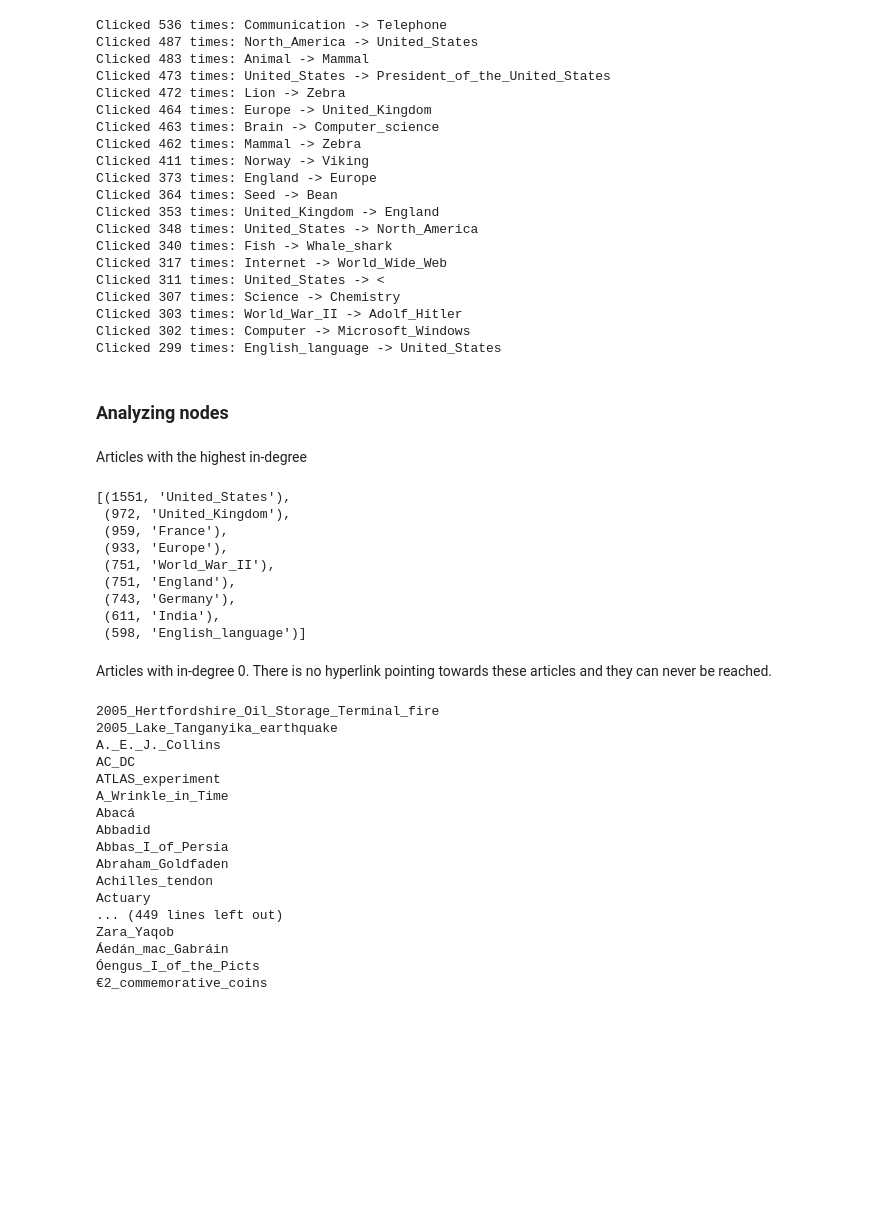
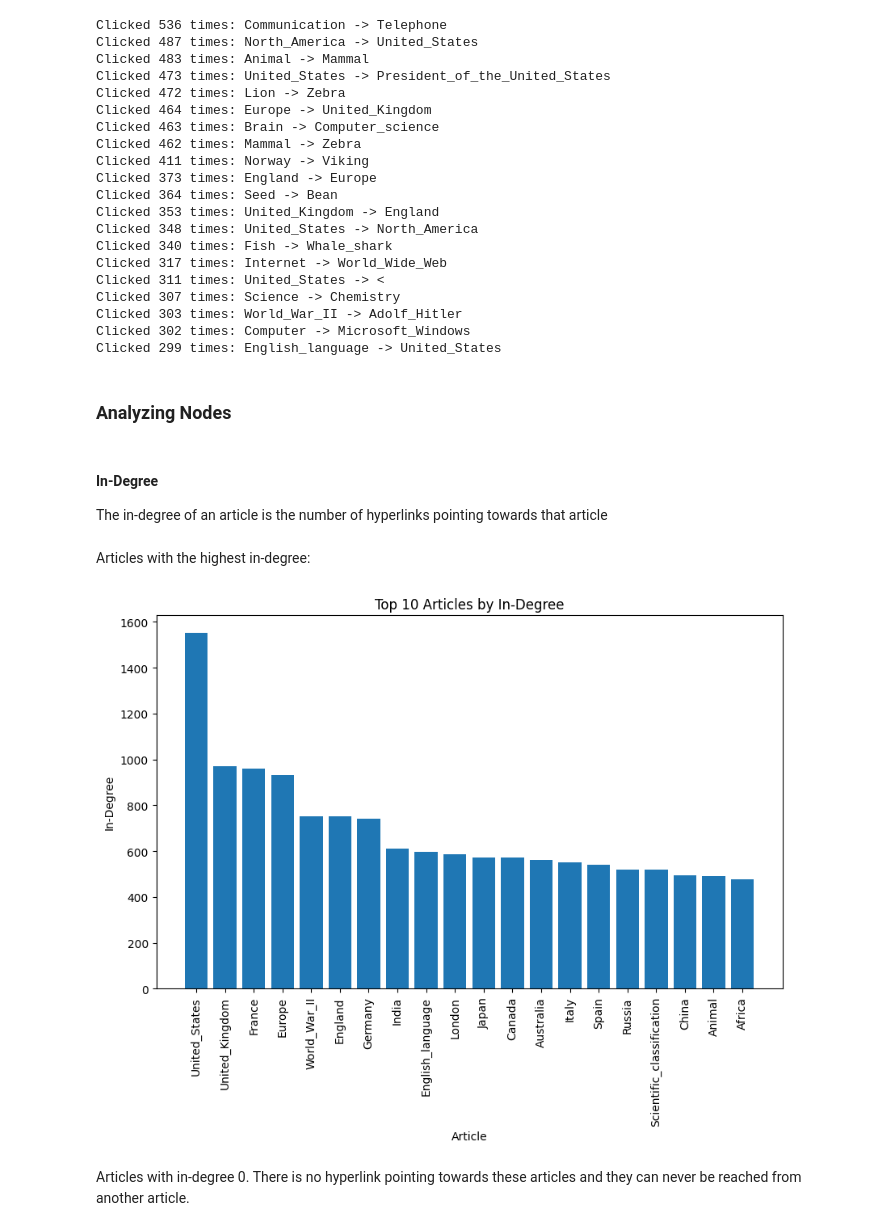
Before and after one commit to epfl-ada/ada-2024-project-5pack, a Jupyter notebook: graph_analysis.ipynb, the cells around one changed output. Cells and saved outputs as stored; diff of their text form; code cells hidden in the pictures; blank space fills up the shorter version.

Commit message:
Add some graphs

```diff
--- a/graph_analysis.ipynb
+++ b/graph_analysis.ipynb
@@ -80,4 +82,4 @@ Clicked 303 times: World_War_II -> Adolf_Hitler
 Clicked 302 times: Computer -> Microsoft_Windows
 Clicked 299 times: English_language -> United_States
 # %% [markdown]
-### Analyzing nodes
+### Analyzing Nodes
@@ -87,39 +86,20 @@ in_degrees.sort()
+# %% [markdown]
+#### In-Degree
+The in-degree of an article is the number of hyperlinks pointing towards that article
 # %% [markdown]
-Articles with the highest in-degree
+Articles with the highest in-degree:
-# %%
-in_degrees[-10:-1][::-1]
-# %% [output]
-[(1551, 'United_States'),
- (972, 'United_Kingdom'),
- (959, 'France'),
- (933, 'Europe'),
- (751, 'World_War_II'),
- (751, 'England'),
- (743, 'Germany'),
- (611, 'India'),
- (598, 'English_language')]
+# %%
+in_degrees = pd.DataFrame(finished_graph.in_degree, columns=['article', 'inDegree'])
+in_degrees_sorted = in_degrees.sort_values('inDegree', ascending=False).iloc[1:21]  # Skipping the first node which is '<'
+
+plt.figure(figsize=(10, 6))
+plt.bar(in_degrees_sorted['article'], in_degrees_sorted['inDegree'])
+plt.xlabel('Article')
+plt.ylabel('In-Degree')
+plt.title('Top 10 Articles by In-Degree')
+plt.xticks(rotation=90)
+plt.show()
+# %% [output]
+[figure, added]
 # %% [markdown]
-Articles with in-degree 0. There is no hyperlink pointing towards these articles and they can never be reached.
+Articles with in-degree 0. There is no hyperlink pointing towards these articles and they can never be reached from another article.
-# %%
-for degree, node in in_degrees:
-    if degree > 0:
-        break
-    print(node)
-# %% [output]
-2005_Hertfordshire_Oil_Storage_Terminal_fire
-2005_Lake_Tanganyika_earthquake
-A._E._J._Collins
-AC_DC
-ATLAS_experiment
-A_Wrinkle_in_Time
-Abacá
-Abbadid
-Abbas_I_of_Persia
-Abraham_Goldfaden
-Achilles_tendon
-Actuary
-... (449 lines left out)
-Zara_Yaqob
-Áedán_mac_Gabráin
-Óengus_I_of_the_Picts
-€2_commemorative_coins
```
Also changed, not shown: parts of 9 cells of this notebook.
